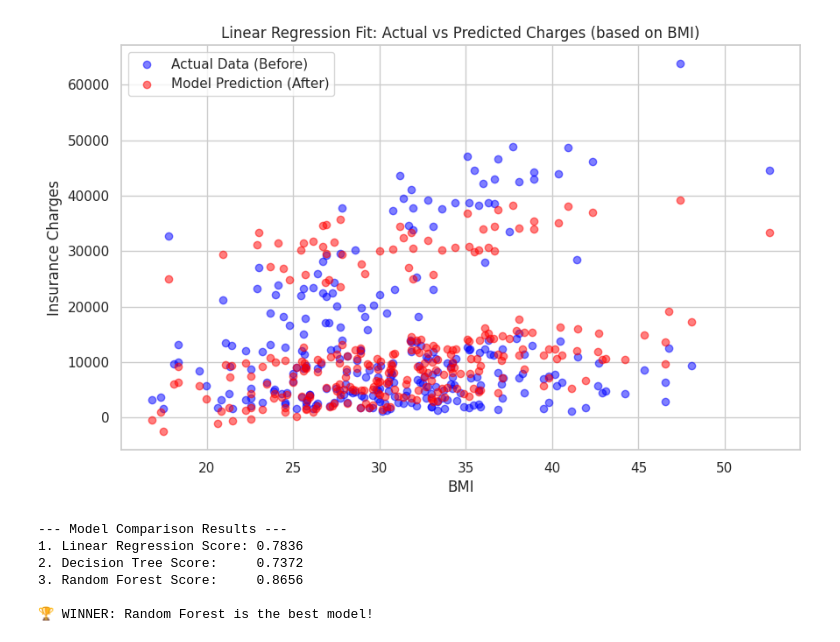
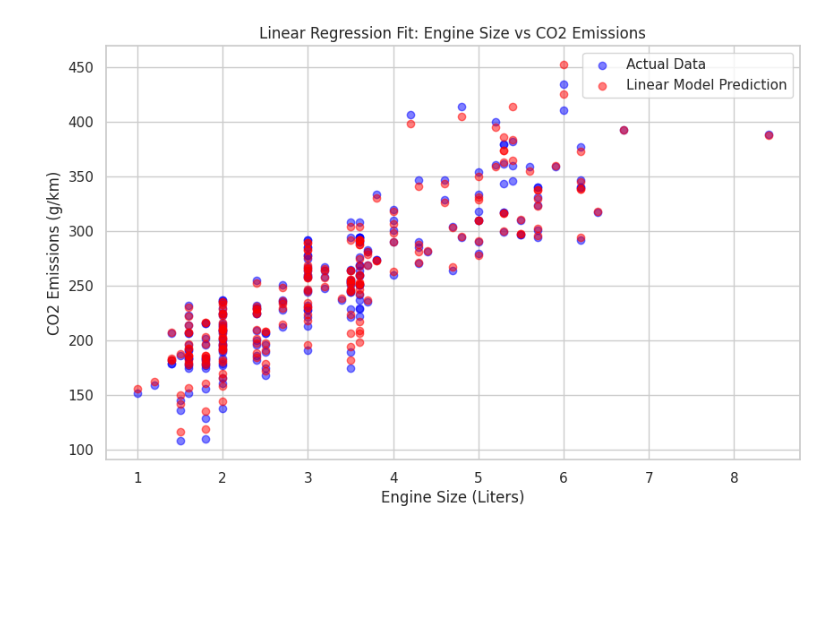
Before and after one commit to Dushimepaulette1/linear_regression_model, a Jupyter notebook: summative/linear_regression/multivariate.ipynb, the cells around one changed output. Drawn from its saved outputs; the diff is of its cells as text; code cells hidden in the pictures; blank space fills up the shorter version.

Commit message:
changed the notebook to CO2 emissions

```diff
--- a/summative/linear_regression/multivariate.ipynb
+++ b/summative/linear_regression/multivariate.ipynb
@@ -141,74 +198,21 @@ Final Testing Error: 34143327.70
 # %%
-# Make predictions on the test data using our trained model
-y_pred = sgd_model.predict(X_test_scaled)
-
-# We need the original BMI values to plot them (they were scaled, so we need to grab them from the original X_test)
-# Note: Since we split the data earlier, we can just use X_test['bmi']
+# We need to visualize how the Linear Regression model "sees" the data
+# We'll pick 'Engine_Size' because it had the highest correlation (0.9)
 
 plt.figure(figsize=(10, 6))
 
-# 1. Plot the Actual Data (Blue Dots)
-plt.scatter(X_test['bmi'], y_test, color='blue', alpha=0.5, label='Actual Data (Before)')
+# 1. Plot the Real Data (Blue Dots)
+# We use the original X_test data (before scaling) just for plotting so the x-axis makes sense
+plt.scatter(X_test['Engine_Size'], y_test, color='blue', alpha=0.5, label='Actual Data')
 
-# 2. Plot the Model's Predictions (Red Dots/Line)
-# We scatter the predictions to show where the model thinks the points should be
-plt.scatter(X_test['bmi'], y_pred, color='red', alpha=0.5, label='Model Prediction (After)')
+# 2. Plot the Linear Regression Prediction (Red Line)
+# We use the linear model we trained in the previous cell
+plt.scatter(X_test['Engine_Size'], pred_linear, color='red', alpha=0.5, label='Linear Model Prediction')
 
-plt.title('Linear Regression Fit: Actual vs Predicted Charges (based on BMI)')
-plt.xlabel('BMI')
-plt.ylabel('Insurance Charges')
+plt.title('Linear Regression Fit: Engine Size vs CO2 Emissions')
+plt.xlabel('Engine Size (Liters)')
+plt.ylabel('CO2 Emissions (g/km)')
 plt.legend()
 plt.show()
 # %% [output]
-[figure, old version]
+[figure, new version]
-# %%
-from sklearn.tree import DecisionTreeRegressor
-from sklearn.ensemble import RandomForestRegressor
-from sklearn.linear_model import LinearRegression # Standard Linear Regression for fair comparison
-
-# 1. Initialize the 3 Models
-# We use standard LinearRegression here as it's often more stable than SGD for comparison
-lin_reg = LinearRegression()
-tree_reg = DecisionTreeRegressor(random_state=42)
-forest_reg = RandomForestRegressor(n_estimators=100, random_state=42)
-
-# 2. Train (Fit) all 3 models on the Training Data
-lin_reg.fit(X_train_scaled, y_train)
-tree_reg.fit(X_train_scaled, y_train)
-forest_reg.fit(X_train_scaled, y_train)
-
-# 3. Test them! (Predict on Test Data)
-y_pred_lin = lin_reg.predict(X_test_scaled)
-y_pred_tree = tree_reg.predict(X_test_scaled)
-y_pred_forest = forest_reg.predict(X_test_scaled)
-
-# 4. Check the Scores (R-squared Score)
-# Higher is better (closer to 1.0 is best)
-from sklearn.metrics import r2_score
-
-score_lin = r2_score(y_test, y_pred_lin)
-score_tree = r2_score(y_test, y_pred_tree)
-score_forest = r2_score(y_test, y_pred_forest)
-
-print("--- Model Comparison Results ---")
-print(f"1. Linear Regression Score: {score_lin:.4f}")
-print(f"2. Decision Tree Score:     {score_tree:.4f}")
-print(f"3. Random Forest Score:     {score_forest:.4f}")
-
-# Determine the winner
-if score_forest > score_tree and score_forest > score_lin:
-    print("\n🏆 WINNER: Random Forest is the best model!")
-    best_model = forest_reg
-elif score_tree > score_forest and score_tree > score_lin:
-    print("\n🏆 WINNER: Decision Tree is the best model!")
-    best_model = tree_reg
-else:
-    print("\n🏆 WINNER: Linear Regression is the best model!")
-    best_model = lin_reg
-# %% [output]
---- Model Comparison Results ---
-1. Linear Regression Score: 0.7836
-2. Decision Tree Score:     0.7372
-3. Random Forest Score:     0.8656
-
-🏆 WINNER: Random Forest is the best model!
```
Also changed, not shown: parts of 9 cells of this notebook, 1 other file.
